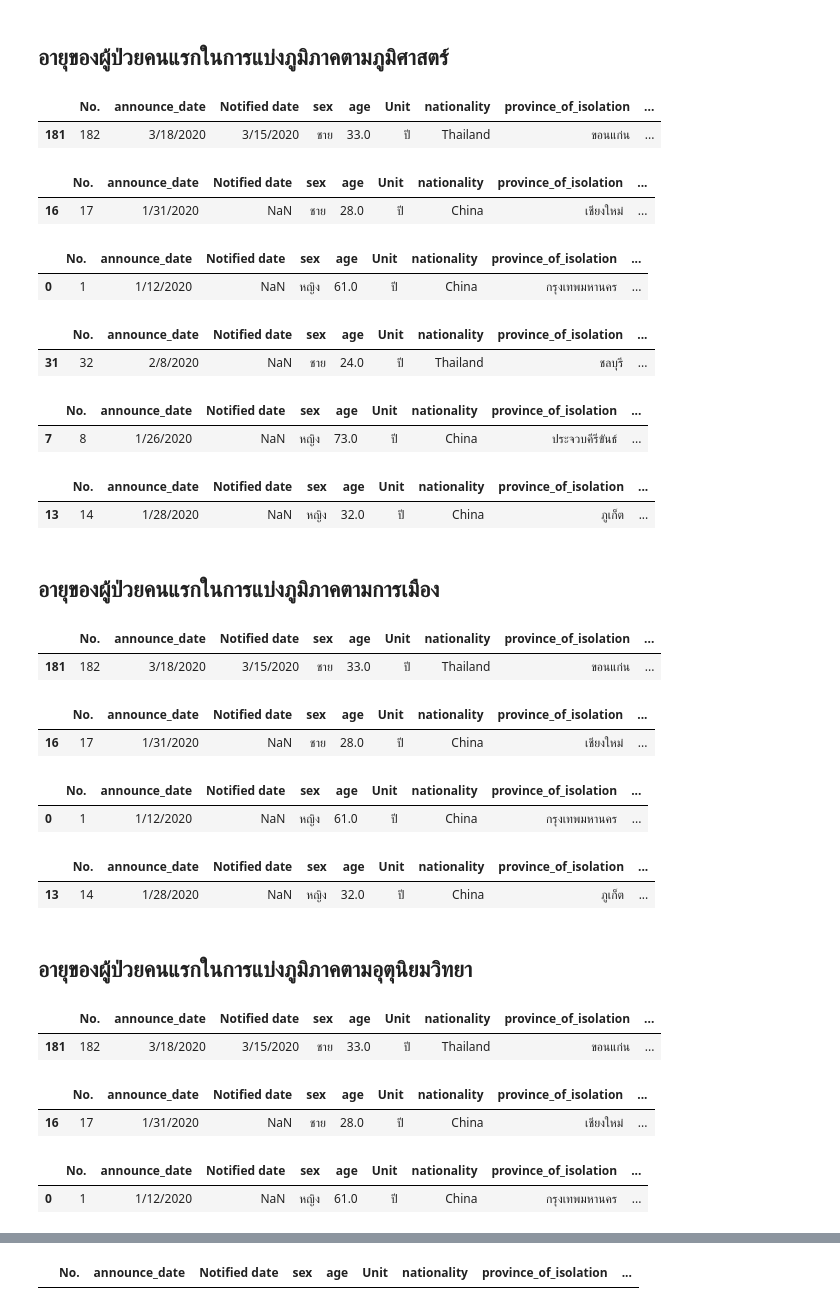
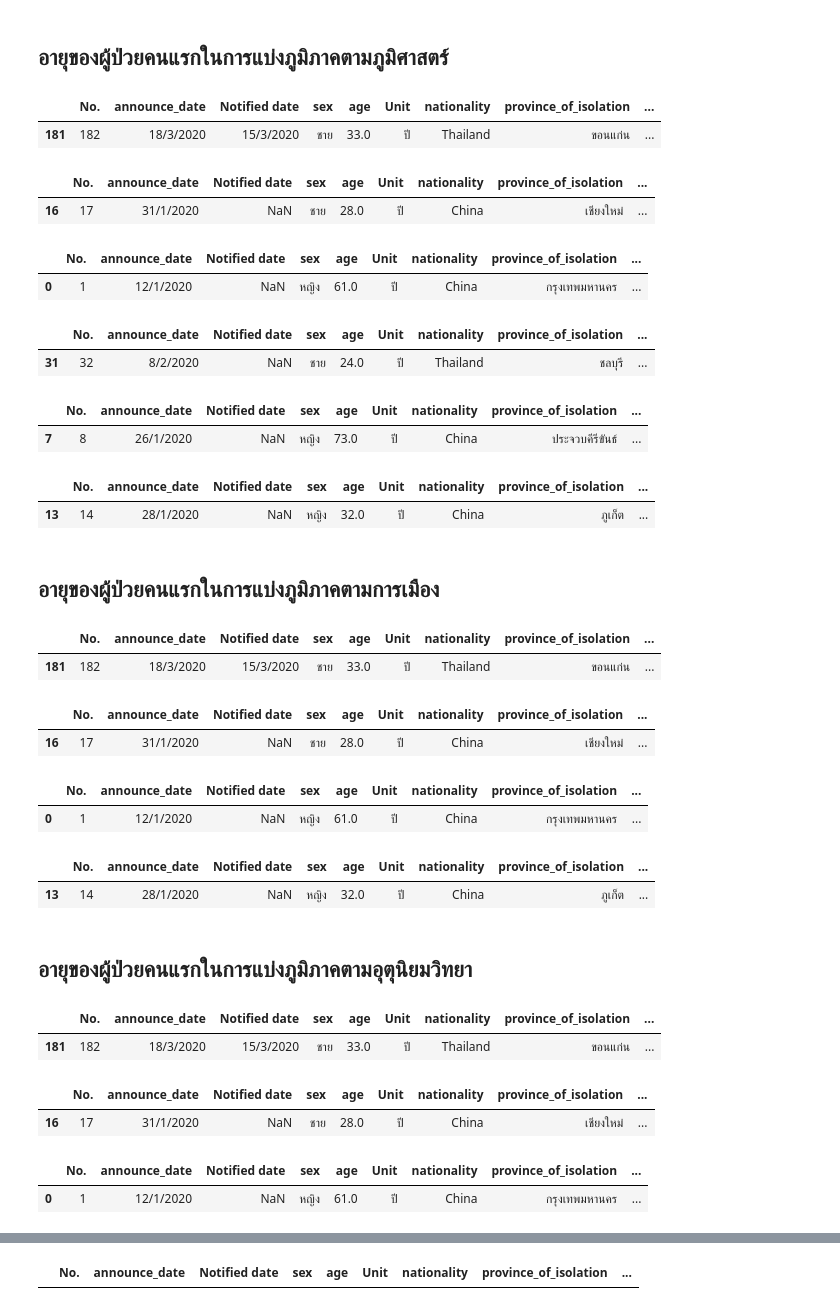
Before and after one commit to PhinyadaPhen/data_viz_2022, a Jupyter notebook: BasicPython&DataViz_midterm2022.ipynb, the cells around one changed output, grey strips where cells are left out. Cells and saved outputs as stored; diff of their text form; code cells hidden in the pictures.

```diff
--- a/BasicPython&DataViz_midterm2022.ipynb
+++ b/BasicPython&DataViz_midterm2022.ipynb
@@ -228,8 +228,8 @@ data =[['อำนาจเจริญ','ตะวันออกเฉีย
             ['กำแพงเพชร','กลาง','เหนือ','เหนือ','เหนือ'],
             ['เพชรบูรณ์','กลาง','เหนือ','เหนือ','เหนือ'],
             ['นครสวรรค์','กลาง','เหนือ','กลาง','เหนือ'],
-            ['อุทัยทานี','กลาง','เหนือ','กลาง','เหนือ'],
-            ['อ่างทอ','กลาง','กลาง','กลาง','กลาง'],
+            ['อุทัยธานี','กลาง','เหนือ','กลาง','เหนือ'],
+            ['อ่างทอง','กลาง','กลาง','กลาง','กลาง'],
             ['ชัยนาท','กลาง','กลาง','กลาง','กลาง'],
             ['พระนครศรีอยุธยา','กลาง','กลาง','กลาง','กลาง'],
             ['กรุงเทพมหานคร','กลาง','กลาง','กลาง','กลาง'],
@@ -339,37 +360,37 @@ Ans_ภูมิศาสตร์_ตะวันออกเฉียงเห
 Ans_ภูมิศาสตร์_ตะวันออกเฉียงเหนือ[:1]
 # %% [output]
 |  | No. | announce_date | Notified date | sex | age | Unit | nationality | province_of_isolation | ... |
-| 181 | 182 | 3/18/2020 | 3/15/2020 | ชาย | 33.0 | ปี | Thailand | ขอนแก่น | ... |
+| 181 | 182 | 18/3/2020 | 15/3/2020 | ชาย | 33.0 | ปี | Thailand | ขอนแก่น | ... |
 # %%
 Ans_ภูมิศาสตร์_เหนือ = data[data['ภูมิศาสตร์']=='เหนือ']
-Ans[:1]
+Ans_ภูมิศาสตร์_เหนือ[:1]
 # %% [output]
 |  | No. | announce_date | Notified date | sex | age | Unit | nationality | province_of_isolation | ... |
-| 16 | 17 | 1/31/2020 | NaN | ชาย | 28.0 | ปี | China | เชียงใหม่ | ... |
+| 16 | 17 | 31/1/2020 | NaN | ชาย | 28.0 | ปี | China | เชียงใหม่ | ... |
 # %%
 Ans_ภูมิศาสตร์_กลาง = data[data['ภูมิศาสตร์']=='กลาง']
 Ans_ภูมิศาสตร์_กลาง[:1]
 # %% [output]
 |  | No. | announce_date | Notified date | sex | age | Unit | nationality | province_of_isolation | ... |
-| 0 | 1 | 1/12/2020 | NaN | หญิง | 61.0 | ปี | China | กรุงเทพมหานคร | ... |
+| 0 | 1 | 12/1/2020 | NaN | หญิง | 61.0 | ปี | China | กรุงเทพมหานคร | ... |
 # %%
 Ans_ภูมิศาสตร์_ตะวันออก = data[data['ภูมิศาสตร์']=='ตะวันออก']
 Ans_ภูมิศาสตร์_ตะวันออก[:1]
 # %% [output]
 |  | No. | announce_date | Notified date | sex | age | Unit | nationality | province_of_isolation | ... |
-| 31 | 32 | 2/8/2020 | NaN | ชาย | 24.0 | ปี | Thailand | ชลบุรี | ... |
+| 31 | 32 | 8/2/2020 | NaN | ชาย | 24.0 | ปี | Thailand | ชลบุรี | ... |
 # %%
 Ans_ภูมิศาสตร์_ตะวันตก = data[data['ภูมิศาสตร์']=='ตะวันตก']
 Ans_ภูมิศาสตร์_ตะวันตก[:1]
 # %% [output]
 |  | No. | announce_date | Notified date | sex | age | Unit | nationality | province_of_isolation | ... |
-| 7 | 8 | 1/26/2020 | NaN | หญิง | 73.0 | ปี | China | ประจวบคีรีขันธ์ | ... |
+| 7 | 8 | 26/1/2020 | NaN | หญิง | 73.0 | ปี | China | ประจวบคีรีขันธ์ | ... |
 # %%
 Ans_ภูมิศาสตร์_ใต้ = data[data['ภูมิศาสตร์']=='ใต้']
 Ans_ภูมิศาสตร์_ใต้[:1]
 # %% [output]
 |  | No. | announce_date | Notified date | sex | age | Unit | nationality | province_of_isolation | ... |
-| 13 | 14 | 1/28/2020 | NaN | หญิง | 32.0 | ปี | China | ภูเก็ต | ... |
+| 13 | 14 | 28/1/2020 | NaN | หญิง | 32.0 | ปี | China | ภูเก็ต | ... |
 # %% [markdown]
 ## อายุของผู้ป่วยคนแรกในการแบ่งภูมิภาคตามการเมือง
 # %%
@@ -377,25 +398,25 @@ Ans_การเมือง_ตะวันออกเฉียงเหนื
 Ans_การเมือง_ตะวันออกเฉียงเหนือ[:1]
 # %% [output]
 |  | No. | announce_date | Notified date | sex | age | Unit | nationality | province_of_isolation | ... |
-| 181 | 182 | 3/18/2020 | 3/15/2020 | ชาย | 33.0 | ปี | Thailand | ขอนแก่น | ... |
+| 181 | 182 | 18/3/2020 | 15/3/2020 | ชาย | 33.0 | ปี | Thailand | ขอนแก่น | ... |
 # %%
 Ans_การเมือง_เหนือ = data[data['การเมือง']=='เหนือ']
 Ans_การเมือง_เหนือ[:1]
 # %% [output]
 |  | No. | announce_date | Notified date | sex | age | Unit | nationality | province_of_isolation | ... |
-| 16 | 17 | 1/31/2020 | NaN | ชาย | 28.0 | ปี | China | เชียงใหม่ | ... |
+| 16 | 17 | 31/1/2020 | NaN | ชาย | 28.0 | ปี | China | เชียงใหม่ | ... |
 # %%
 Ans_การเมือง_กลาง = data[data['การเมือง']=='กลาง']
 Ans_การเมือง_กลาง[:1]
 # %% [output]
 |  | No. | announce_date | Notified date | sex | age | Unit | nationality | province_of_isolation | ... |
-| 0 | 1 | 1/12/2020 | NaN | หญิง | 61.0 | ปี | China | กรุงเทพมหานคร | ... |
+| 0 | 1 | 12/1/2020 | NaN | หญิง | 61.0 | ปี | China | กรุงเทพมหานคร | ... |
 # %%
 Ans_การเมือง_ใต้ = data[data['การเมือง']=='ใต้']
 Ans_การเมือง_ใต้[:1]
 # %% [output]
 |  | No. | announce_date | Notified date | sex | age | Unit | nationality | province_of_isolation | ... |
-| 13 | 14 | 1/28/2020 | NaN | หญิง | 32.0 | ปี | China | ภูเก็ต | ... |
+| 13 | 14 | 28/1/2020 | NaN | หญิง | 32.0 | ปี | China | ภูเก็ต | ... |
 # %% [markdown]
 ## อายุของผู้ป่วยคนแรกในการแบ่งภูมิภาคตามอุตุนิยมวิทยา
 # %%
@@ -403,19 +424,19 @@ Ans_อุตุนิยมวิทยา_ตะวันออกเฉีย
 Ans_อุตุนิยมวิทยา_ตะวันออกเฉียงเหนือ[:1]
 # %% [output]
 |  | No. | announce_date | Notified date | sex | age | Unit | nationality | province_of_isolation | ... |
-| 181 | 182 | 3/18/2020 | 3/15/2020 | ชาย | 33.0 | ปี | Thailand | ขอนแก่น | ... |
+| 181 | 182 | 18/3/2020 | 15/3/2020 | ชาย | 33.0 | ปี | Thailand | ขอนแก่น | ... |
 # %%
 Ans_อุตุนิยมวิทยา_เหนือ = data[data['อุตุนิยมวิทยา']=='เหนือ']
 Ans_อุตุนิยมวิทยา_เหนือ[:1]
 # %% [output]
 |  | No. | announce_date | Notified date | sex | age | Unit | nationality | province_of_isolation | ... |
-| 16 | 17 | 1/31/2020 | NaN | ชาย | 28.0 | ปี | China | เชียงใหม่ | ... |
+| 16 | 17 | 31/1/2020 | NaN | ชาย | 28.0 | ปี | China | เชียงใหม่ | ... |
 # %%
 Ans_อุตุนิยมวิทยา_กลาง = data[data['อุตุนิยมวิทยา']=='กลาง']
 Ans_อุตุนิยมวิทยา_กลาง[:1]
 # %% [output]
 |  | No. | announce_date | Notified date | sex | age | Unit | nationality | province_of_isolation | ... |
-| 0 | 1 | 1/12/2020 | NaN | หญิง | 61.0 | ปี | China | กรุงเทพมหานคร | ... |
+| 0 | 1 | 12/1/2020 | NaN | หญิง | 61.0 | ปี | China | กรุงเทพมหานคร | ... |
 # %%
 Ans_อุตุนิยมวิทยา_ตะวันออก = data[data['อุตุนิยมวิทยา']=='ตะวันออก']
 Ans_อุตุนิยมวิทยา_ตะวันออก[:1]
```
Also changed, not shown: parts of 22 cells of this notebook.
